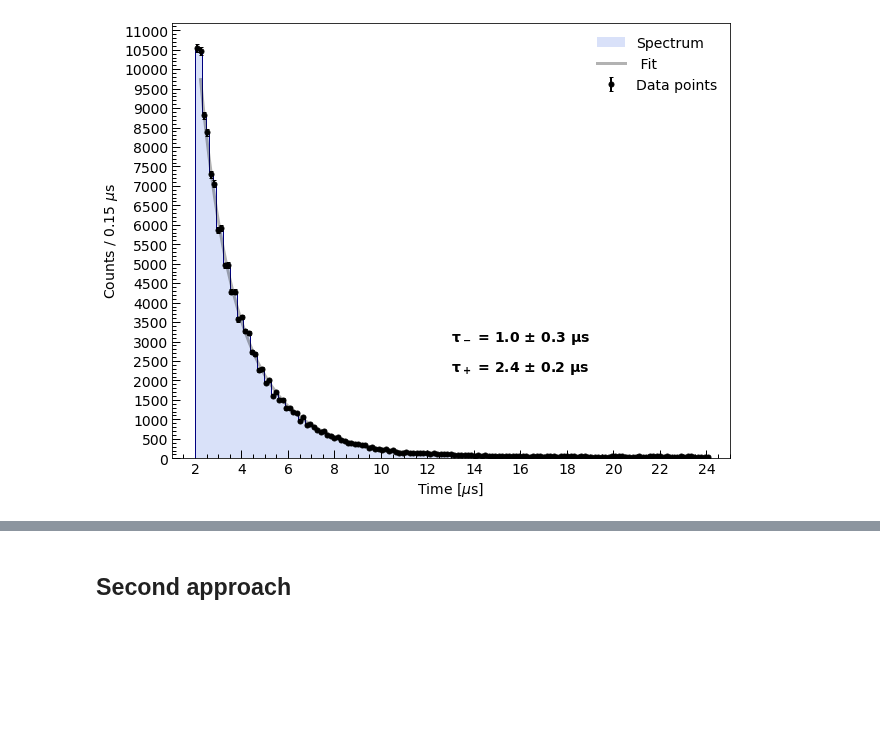
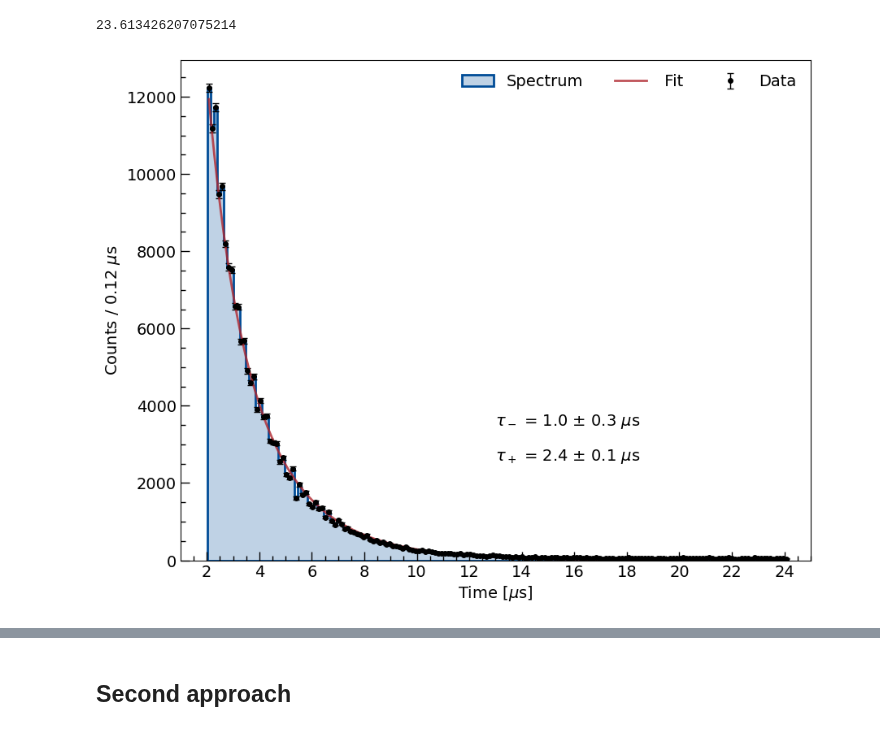
Before and after one commit to trRiccardo/MuonLifetime, a Jupyter notebook: spectra/analysis.ipynb, the cells around one changed output, grey strips where cells are left out. Drawn from its saved outputs; the diff is of its cells as text; code cells hidden in the pictures; blank space fills up the shorter version.

```diff
--- a/spectra/analysis.ipynb
+++ b/spectra/analysis.ipynb
@@ -37,6 +37,20 @@ def exp(t, a_m, a_p, tau_p, tau_m, b):
 # %%
 a = 0.02588903364201166
 b = 0.0117937685867166
+# %%
+freq, x_val = np.loadtxt('data/spectra_recovered.txt', unpack=True)
+freq, x_val = np.array(freq), np.array(x_val)
+
+events5 = []
+for i in range(0,len(freq)):
+    for j in range(0,int( freq[i] )):
+        events5.append( x_val[i] )
+
+events5 = np.array(events5)
+# %%
+a + b*2000
+# %% [output]
+23.613426207075214
 # %%
 # access the TNtuple
 events1 = ur.open("data/spectrum20220527.root:pjmca")
@@ -51,15 +65,20 @@ spectrum3 = a + b*events3['ch0'].array()
 events4 = ur.open("data/spectrum20220601.root:pjmca")
 spectrum4 = a + b*events4['ch0'].array()
 
-total = np.concatenate((spectrum1,spectrum2,spectrum3,spectrum4))
+events5 = ur.open("data/spectrum20220601.root:pjmca")
+spectrum5 = a + b*events5['ch0'].array()
+
+total = np.concatenate((spectrum1,spectrum2,spectrum3,spectrum4, spectrum5))
 total = total[total > 2.]
 
 # create plot
 fig, ax = plt.subplots(figsize=(10,8))
 
+nbins = 180
 # plot histogram
-n, bins, _ = ax.hist(total, bins=150, fc='royalblue', alpha=0.2, label="Spectrum")
-n, bins, _ = ax.hist(total, bins=150, histtype='step', ec='navy', lw=1)
+#n, bins, _ = ax.hist(total, bins=150, fc='#004C97', alpha=0.2, label="Spectrum")
+n, bins , _ = ax.hist(total, bins=nbins, histtype='stepfilled', fc='#BFD2E5', ec = '#004C97', lw=2, alpha=1, label="Spectrum")
+
 
 # array of bin centers
 x = np.array([0.5 * (bins[i] + bins[i+1]) for i in range(len(bins) - 1)])
@@ -70,43 +89,41 @@ poisson_err =  np.sqrt(n)
 # bin width
 binwidth = bins[1] - bins[0]
 
-ax.errorbar(x, n, yerr=poisson_err, label='Data points', marker = 'o',markerfacecolor = 'black',
-                                markeredgecolor = 'black',markersize=5, lw = 0, ecolor='black', elinewidth=2, capsize=2)
+ax.errorbar(x, n, yerr=poisson_err, label='Data', marker = 'o',markerfacecolor = 'black',
+                                markeredgecolor = 'black',markersize=4, lw = 0, ecolor='black', elinewidth=1, capsize=3)
 
 # perform fit
 par, cov = op.curve_fit(f = exp, xdata = x[1:], ydata = n[1:], sigma = poisson_err[1:],
                       bounds=((2000, 30, 1.4, 0.6, 0.), (35000, 20000, 2.4, 1.,3.)) )
 # get parameters
 a_m, a_p, tau_p, tau_m, baseline = par
 _, _, err_p, err_m,_  = np.sqrt(np.diag(cov))
 
 # create array to plot fit results
-x_g = np.arange(x[1],20,0.02)
+x_g = np.arange(x[0],20,0.02)
 
 # plot curve and data points
-ax.plot(x_g, exp(x_g, *par), color = 'black', ls='-', alpha=0.3, lw=3, label = ' Fit')
+ax.plot(x_g, exp(x_g, *par), color = '#AF272F', ls='-', alpha=0.8, lw=2, label = ' Fit')
 
 # labels
 ax.set_xlabel("Time [$\mu$s]", fontsize=14)
 ax.set_ylabel("Counts / %1.2f $\mu$s" %binwidth, fontsize=14)
 
 # ticks
-set_ticks(ax, 2, 500)
+set_ticks(ax, 2, 2000)
 
 # limits
 ax.set_xlim(1,25)
 
 # legend
-ax.legend(loc="upper right", frameon=False, fontsize=14)
+ax.legend(loc="upper right", frameon=False, fontsize=14, ncol=3)
 
-ax.text(0.5,0.27, '$\\mathbf{\\tau_-}$ = %1.1f $\\mathbf{\\pm}$ %1.1f $\\mathbf{\\mu}$s ' % (tau_m,err_m),
-        fontweight = 'bold',fontsize = 14,  transform=ax.transAxes)
-ax.text(0.5,0.2, '$\\mathbf{\\tau_+}$ = %1.1f $\\mathbf{\\pm}$ %1.1f $\\mathbf{\\mu}$s ' % (tau_p,err_p),
-        fontweight = 'bold',fontsize = 14,  transform=ax.transAxes)
+ax.text(0.5,0.27, '$\\tau_-$ = %1.1f $\\pm$ %1.1f $\\mu$s ' % (tau_m,err_m),fontsize = 14,  transform=ax.transAxes)
+ax.text(0.5,0.2, '$\\tau_+$ = %1.1f $\\pm$ %1.1f $\\mu$s ' % (tau_p,err_p),fontsize = 14,  transform=ax.transAxes)
 
 
 # show and save
-fig.savefig('spectrum_fit.pdf', dpi = 200)
+#fig.savefig('spectrum_fit.pdf', dpi = 200)
 plt.show()
 # %% [output]
-[figure, old version]
+[figure, new version]
```
Also changed, not shown: parts of 13 cells of this notebook, 14 other files.
